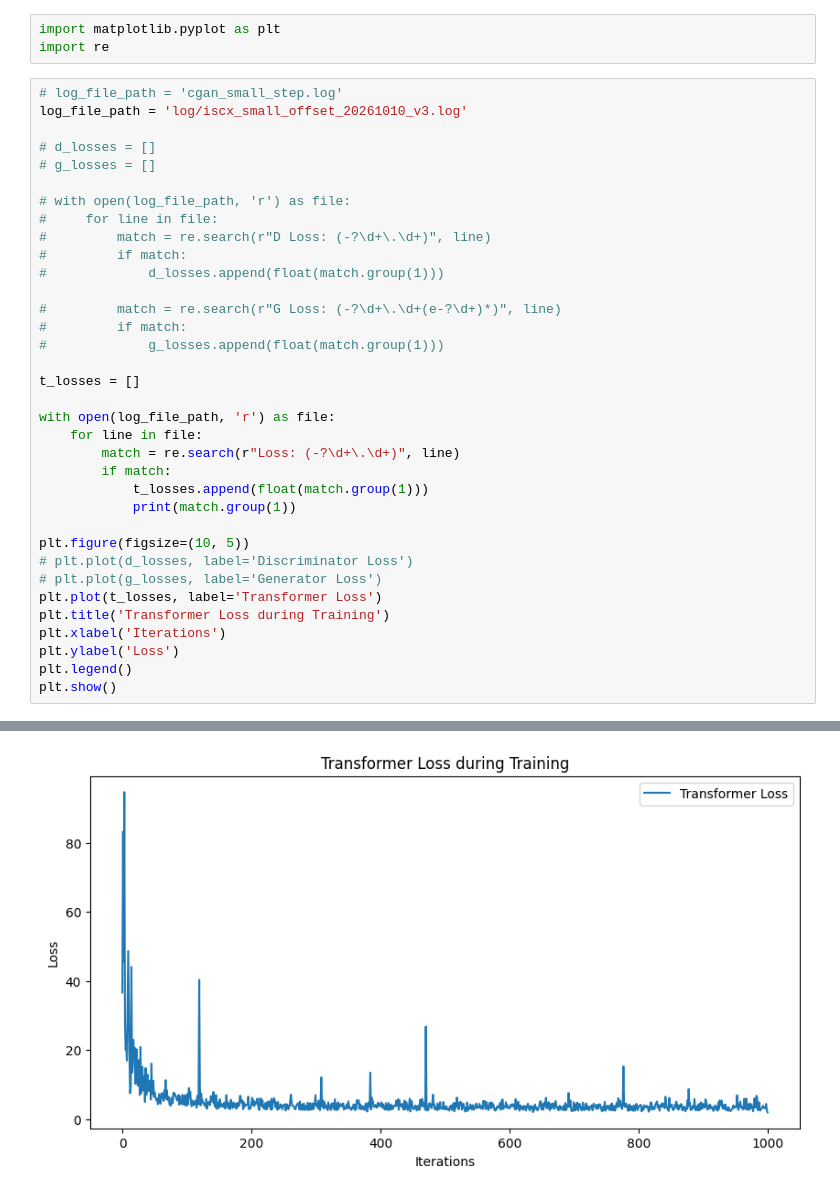
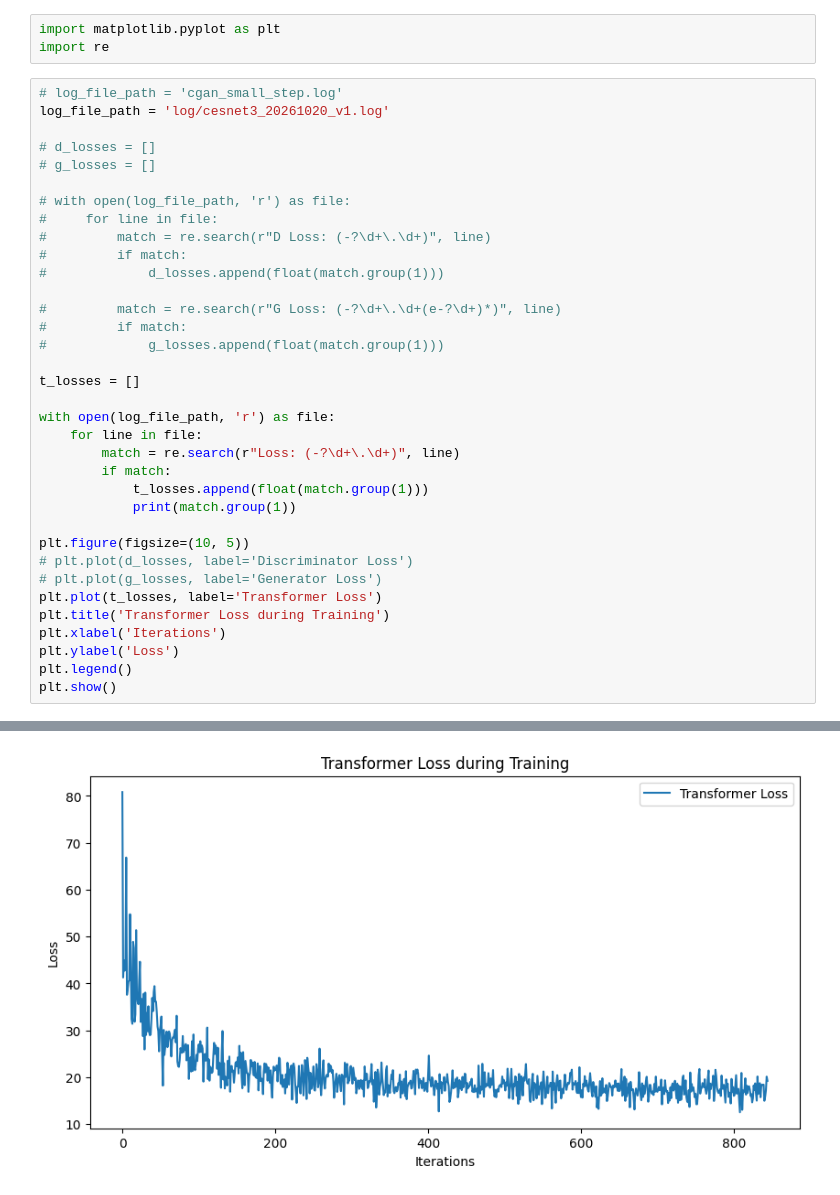
Before and after one commit to DeepShield-AI/NetGenRL, a Jupyter notebook: loss.ipynb, the cells around one changed output, grey strips where cells are left out. Cells and saved outputs as stored; diff of their text form.

```diff
--- a/loss.ipynb
+++ b/loss.ipynb
@@ -3,7 +3,7 @@ import matplotlib.pyplot as plt
 import re
 # %%
 # log_file_path = 'cgan_small_step.log'
-log_file_path = 'log/iscx_small_offset_20261010_v3.log'
+log_file_path = 'log/cesnet3_20261020_v1.log'
 
 # d_losses = []
 # g_losses = []
@@ -57 +57 @@ plt.show()
-[figure, old version]
+[figure, new version]
```
Also changed, not shown: parts of 1 cell of this notebook, 4 other files.
